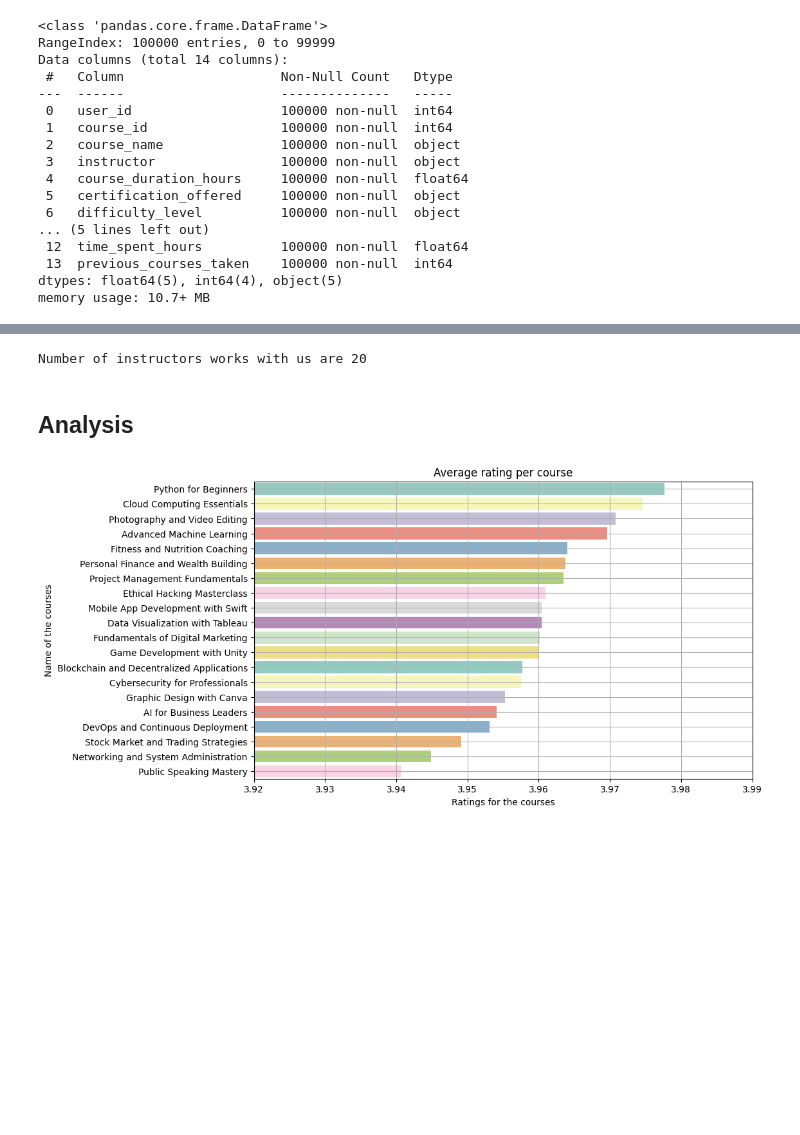
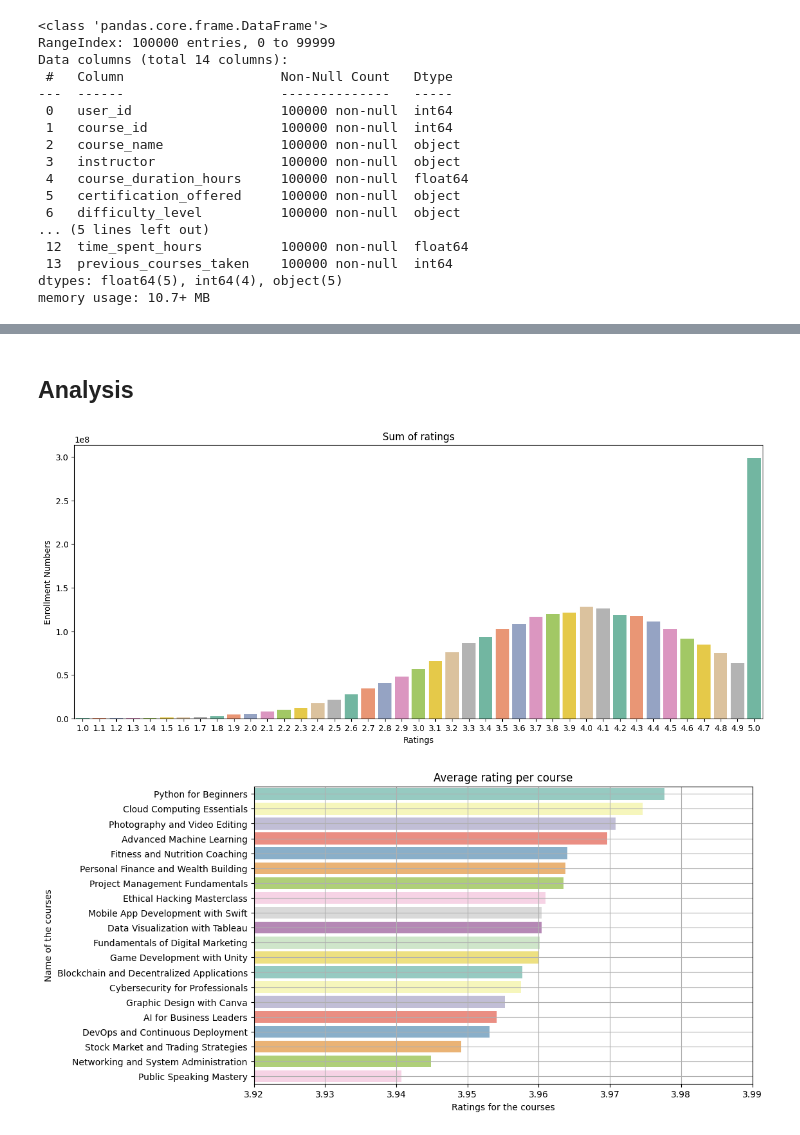
Before and after one commit to Subrat1920/Course-Recommendation, a Jupyter notebook: Notebooks/exploratory_data_analysis.ipynb, the cells around one changed output, grey strips where cells are left out. Saved outputs shown, nothing was run; the diff lists cells and outputs as text; code cells hidden in the pictures; blank space fills up the shorter version.

```diff
--- a/Notebooks/exploratory_data_analysis.ipynb
+++ b/Notebooks/exploratory_data_analysis.ipynb
@@ -93,9 +137,15 @@ Number of instructors works with us are 20
-# %%
-print(f'Number of instructors works with us are {len(instructors)}')
-# %% [output]
-Number of instructors works with us are 20
 # %% [markdown]
 ## Analysis
+# %%
+rating_with_enrollment_number = df.groupby('rating')['enrollment_numbers'].sum().sort_values(ascending=False).reset_index()
+plt.figure(figsize=(15,6))
+plt.title('Sum of ratings')
+sns.barplot(rating_with_enrollment_number, x='rating', y='enrollment_numbers', palette='Set2')
+plt.xlabel('Ratings')
+plt.ylabel('Enrollment Numbers')
+plt.show()
+# %% [output]
+[figure, added]
 # %%
 average_course_rating = df.groupby('course_name')['rating'] \
                           .mean() \
```
Also changed, not shown: parts of 6 cells of this notebook.
